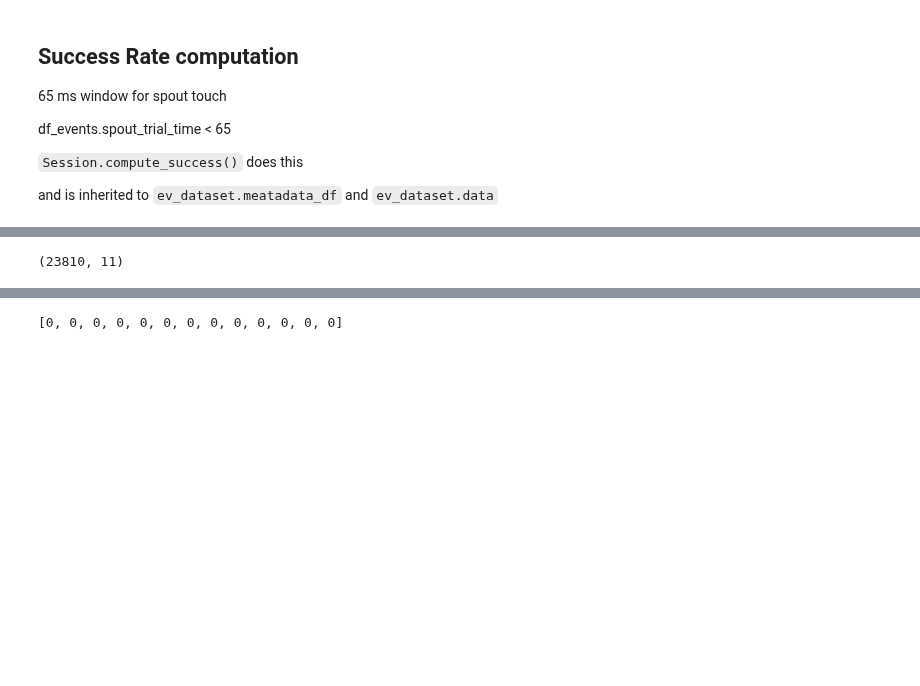
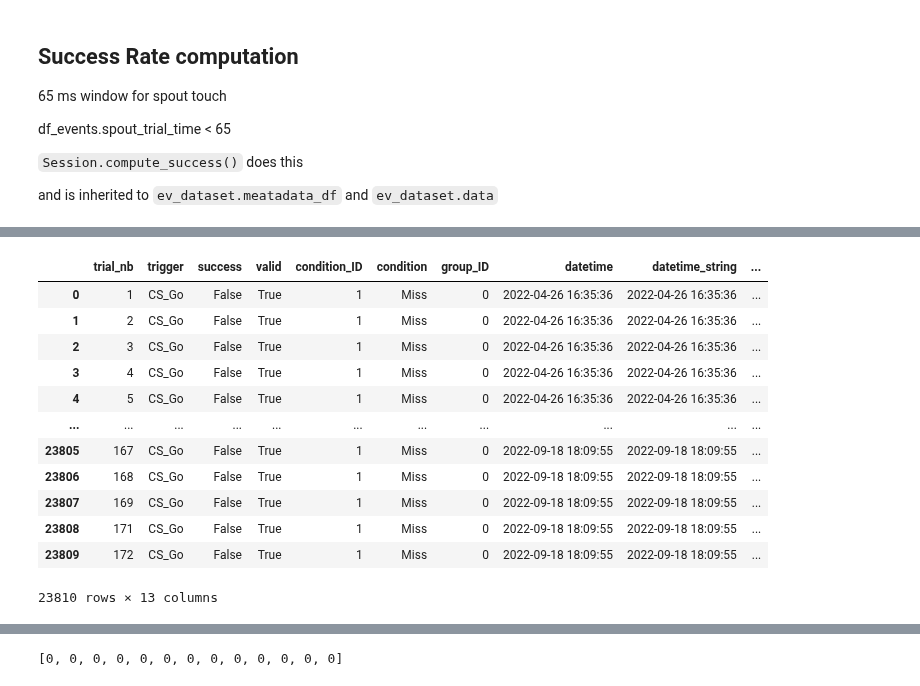
Before and after one commit to juliencarponcy/trialexp, a Jupyter notebook: notebooks/noncanonical/nb20221002_214600_workflow_pyCon_PavAll.ipynb, the cells around one changed output, grey strips where cells are left out. Drawn from its saved outputs; the diff is of its cells as text; code cells hidden in the pictures; blank space fills up the shorter version.

```diff
--- a/notebooks/noncanonical/nb20221002_214600_workflow_pyCon_PavAll.ipynb
+++ b/notebooks/noncanonical/nb20221002_214600_workflow_pyCon_PavAll.ipynb
@@ -375,7 +372,18 @@ ev_dataset.metadata_df
 # %%
 
 metadata_df = ev_dataset.metadata_df.loc[ev_dataset.metadata_df['keep'] & ev_dataset.metadata_df['valid'], :]
-
-metadata_df.shape
+metadata_df
 # %% [output]
+|  | trial_nb | trigger | success | valid | condition_ID | condition | group_ID | datetime | datetime_string | ... |
+| 0 | 1 | CS_Go | False | True | 1 | Miss | 0 | 2022-04-26 16:35:36 | 2022-04-26 16:35:36 | ... |
+| 1 | 2 | CS_Go | False | True | 1 | Miss | 0 | 2022-04-26 16:35:36 | 2022-04-26 16:35:36 | ... |
+| 2 | 3 | CS_Go | False | True | 1 | Miss | 0 | 2022-04-26 16:35:36 | 2022-04-26 16:35:36 | ... |
+| 3 | 4 | CS_Go | False | True | 1 | Miss | 0 | 2022-04-26 16:35:36 | 2022-04-26 16:35:36 | ... |
+| 4 | 5 | CS_Go | False | True | 1 | Miss | 0 | 2022-04-26 16:35:36 | 2022-04-26 16:35:36 | ... |
+| ... | ... | ... | ... | ... | ... | ... | ... | ... | ... | ... |
+| 23805 | 167 | CS_Go | False | True | 1 | Miss | 0 | 2022-09-18 18:09:55 | 2022-09-18 18:09:55 | ... |
+| 23806 | 168 | CS_Go | False | True | 1 | Miss | 0 | 2022-09-18 18:09:55 | 2022-09-18 18:09:55 | ... |
+| 23807 | 169 | CS_Go | False | True | 1 | Miss | 0 | 2022-09-18 18:09:55 | 2022-09-18 18:09:55 | ... |
+| 23808 | 171 | CS_Go | False | True | 1 | Miss | 0 | 2022-09-18 18:09:55 | 2022-09-18 18:09:55 | ... |
+| 23809 | 172 | CS_Go | False | True | 1 | Miss | 0 | 2022-09-18 18:09:55 | 2022-09-18 18:09:55 | ... |
-(23810, 11)
+23810 rows × 13 columns
```
Also changed, not shown: parts of 15 cells of this notebook, 2 other files.
